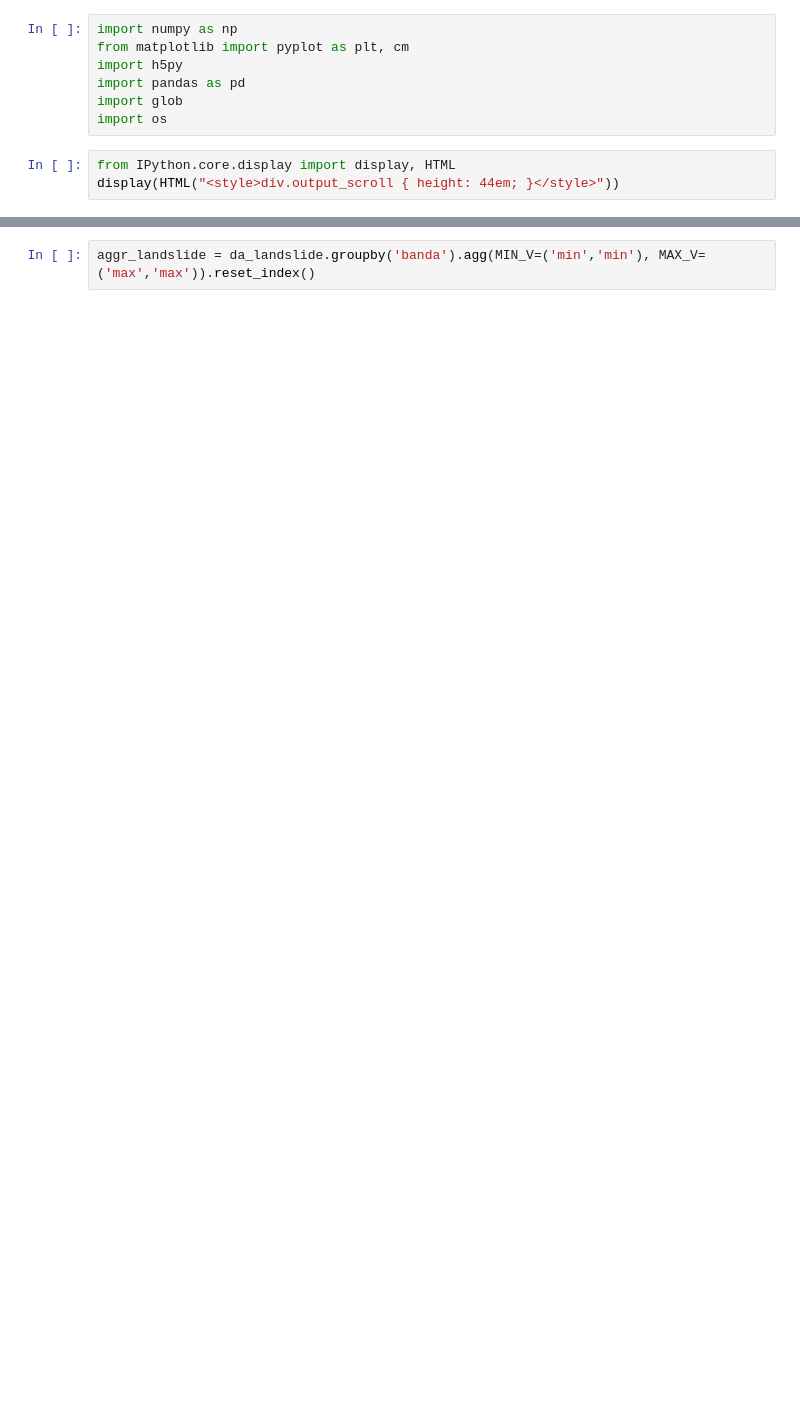
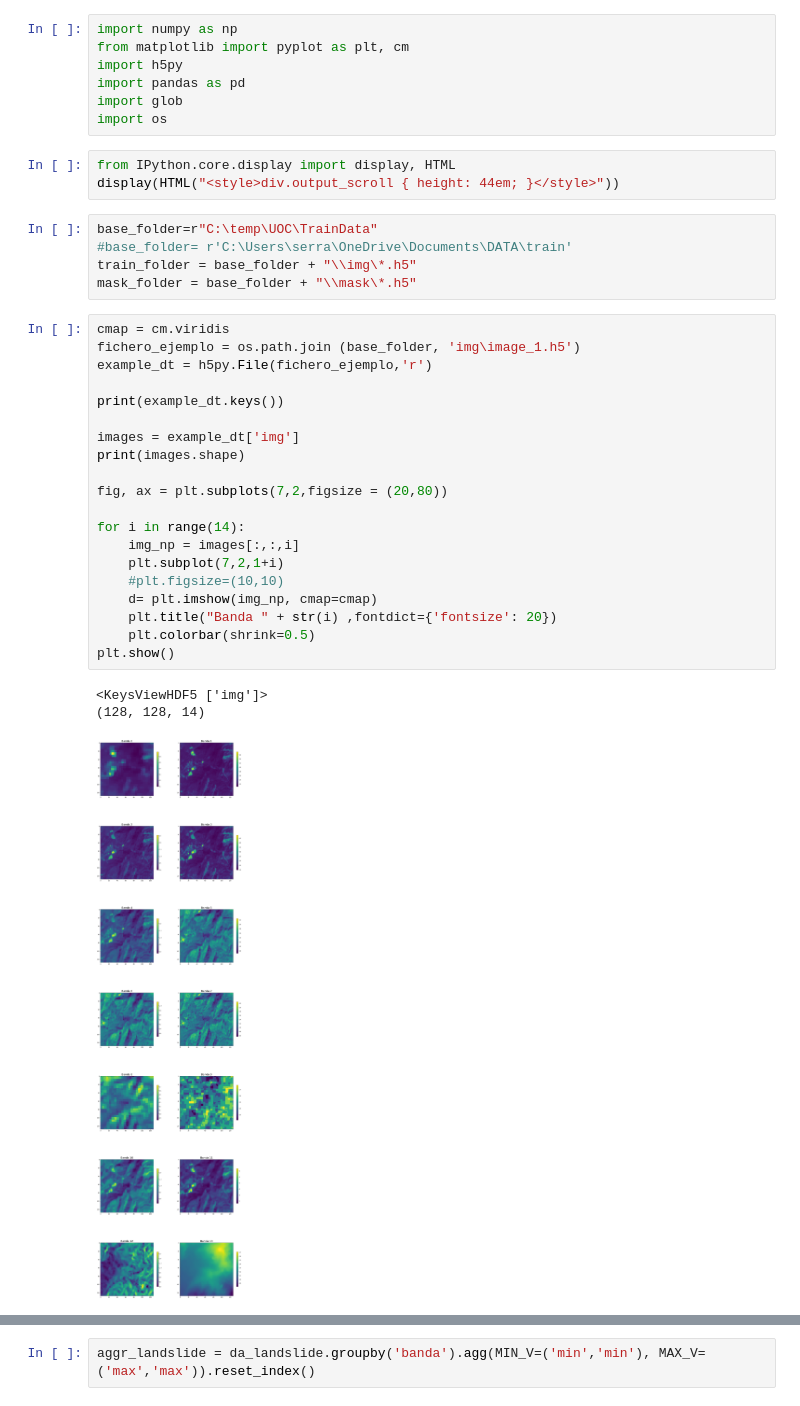
Before and after one commit to SERRA17/landslide-susceptibility, a Jupyter notebook: Analisis de imágenes.ipynb, the cells around one changed output, grey strips where cells are left out. Drawn from its saved outputs; the diff is of its cells as text; blank space fills up the shorter version.

```diff
--- a/Analisis de imágenes.ipynb
+++ b/Analisis de imágenes.ipynb
@@ -8,3 +8,32 @@ import os
 # %%
 from IPython.core.display import display, HTML
 display(HTML("<style>div.output_scroll { height: 44em; }</style>"))
+# %%
+base_folder=r"C:\temp\UOC\TrainData"
+#base_folder= r'C:\Users\serra\OneDrive\Documents\DATA\train'
+train_folder = base_folder + "\\img\*.h5"
+mask_folder = base_folder + "\\mask\*.h5"
+# %%
+cmap = cm.viridis
+fichero_ejemplo = os.path.join (base_folder, 'img\image_1.h5')
+example_dt = h5py.File(fichero_ejemplo,'r')
+
+print(example_dt.keys())
+
+images = example_dt['img']
+print(images.shape)
+
+fig, ax = plt.subplots(7,2,figsize = (20,80))
+
+for i in range(14):
+    img_np = images[:,:,i]
+    plt.subplot(7,2,1+i)
+    #plt.figsize=(10,10)
+    d= plt.imshow(img_np, cmap=cmap)
+    plt.title("Banda " + str(i) ,fontdict={'fontsize': 20})
+    plt.colorbar(shrink=0.5)
+plt.show()
+# %% [output]
+<KeysViewHDF5 ['img']>
+(128, 128, 14)
+[figure, added]
```
Also changed, not shown: parts of 10 cells of this notebook, 2 other files.
